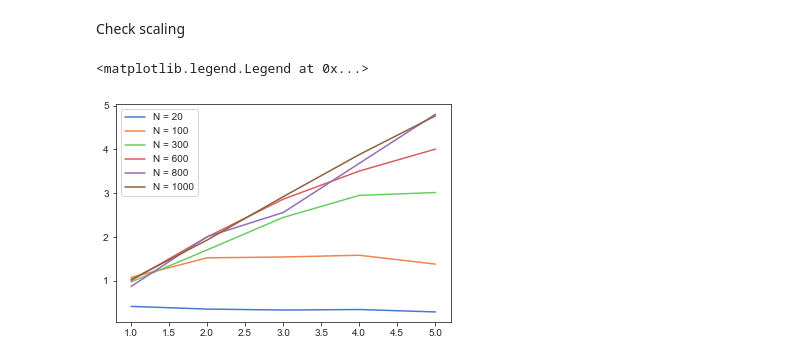
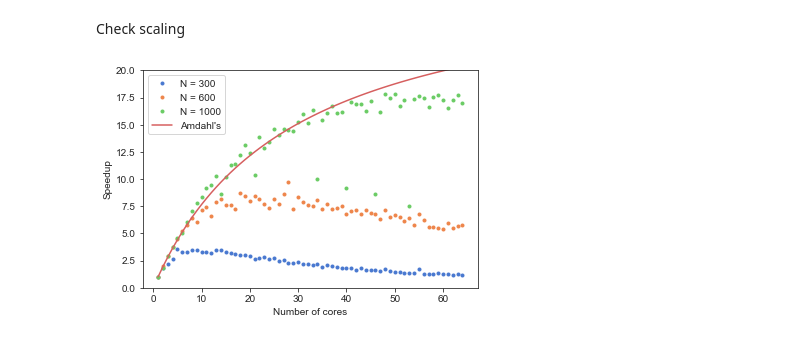
Before and after one commit to JakobSchauser/MLandData, a Jupyter notebook: HPPS/Exam/dataprocessing.ipynb, the cells around one changed output. Cells and saved outputs as stored; diff of their text form; code cells hidden in the pictures.

```diff
--- a/HPPS/Exam/dataprocessing.ipynb
+++ b/HPPS/Exam/dataprocessing.ipynb
@@ -335,23 +335,40 @@ Check scaling
 # %%
 dat = []
 
-for i in range(5):
-    d = np.genfromtxt(f"exam-handout/{i+1}.csv",delimiter = ",",skip_header = 1)
+for i in range(64):
+    d = np.genfromtxt(f"MODI/{i+1}.csv",delimiter = ",",skip_header = 1)
     dat.append(d)
 # %%
+Amdahl = lambda p, N: 1/((1-p) + p/N)
+
+Gustadson = lambda s, N: N + (1-N)*s
+
 y = []
 for i,d in enumerate(dat):
     y.append(d[:,1]/d[:,2])
 
 y = np.array(y).T
+x = np.array([i for i in range(1,len(y.T)+1)])
 
 for size, speed in zip(dat[0][:,0],y):
-    plt.plot([i for i in range(1,6)],speed,label = f"N = {int(size)}")
+    if size == 20 or size == 100:
+        continue
+    plt.plot(x, speed,'.',label = f"N = {int(size)}")
+
+
+plt.plot(x, Amdahl(0.966,x),label = "Amdahl's")
+# plt.plot(x, Gustadson(0.2,x),label = "Gustadson's")
+
 
 # # plt.legend()
-# plt.yscale("log")
+plt.ylim(0,20)
+
 
 plt.legend()
+
+
+plt.xlabel("Number of cores")
+plt.ylabel("Speedup")
+plt.show()
 # %% [output]
-<matplotlib.legend.Legend at 0x...>
-[figure, old version]
+[figure, new version]
```
